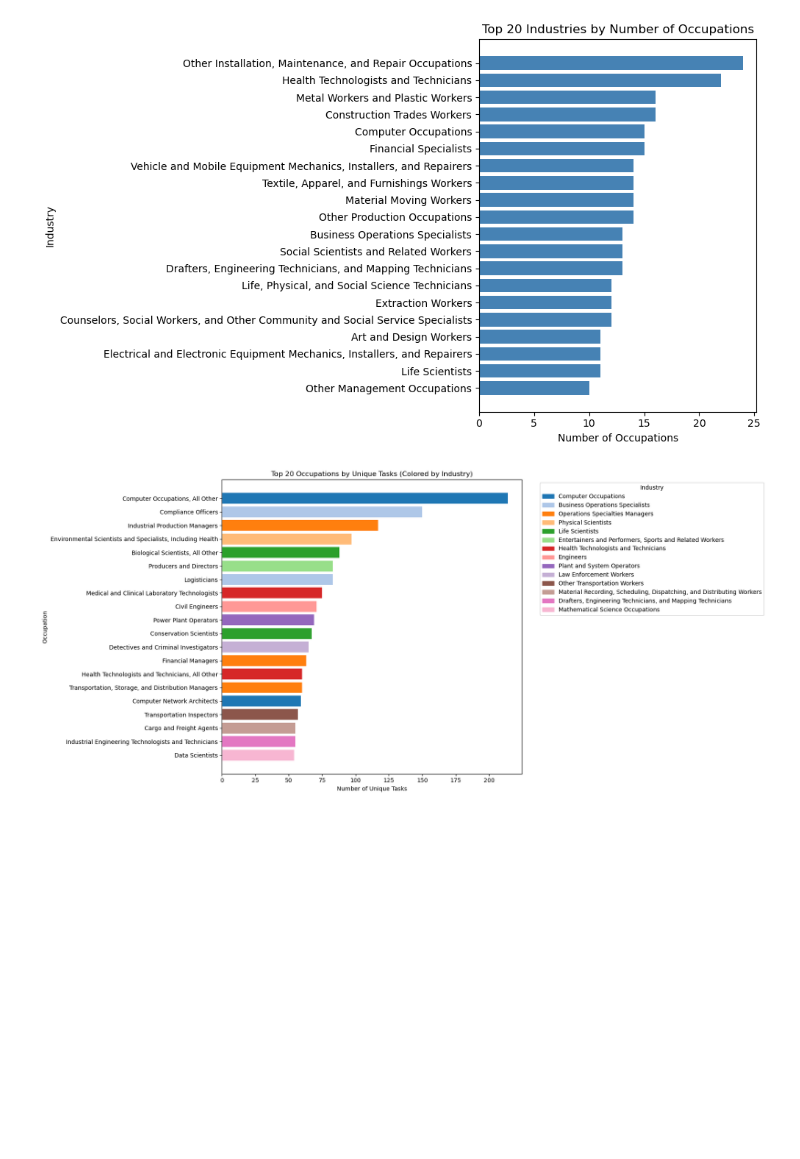
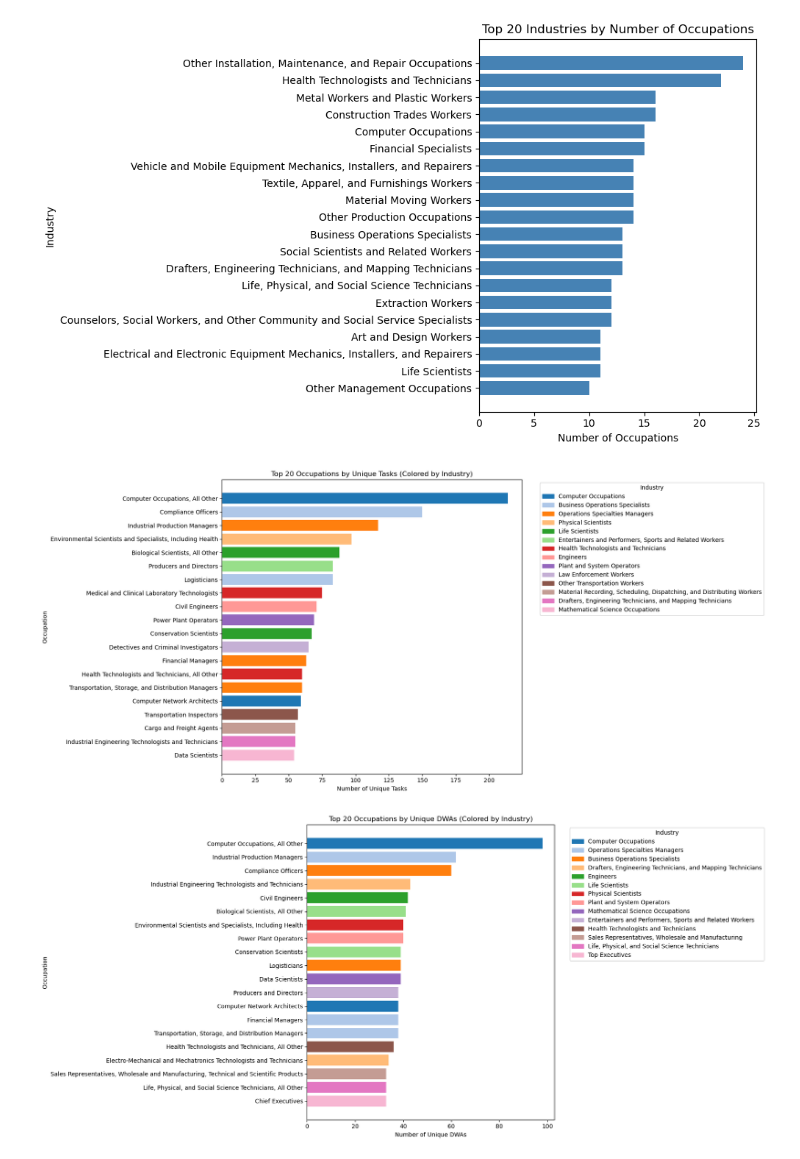
Before and after one commit to johnjosephhorton/rubin, a Jupyter notebook: agentic_ai/onet_handoff_measure.ipynb, the cells around one changed output. Cells and saved outputs as stored; diff of their text form; code cells hidden in the pictures; blank space fills up the shorter version.

```diff
--- a/agentic_ai/onet_handoff_measure.ipynb
+++ b/agentic_ai/onet_handoff_measure.ipynb
@@ -166,44 +166,67 @@ tasks_per_occ = (
         "dwa_title": "num_unique_DWAs",
         "wa_name": "num_unique_WAs"
     })
-    .sort_values("num_unique_tasks", ascending=False)
 )
 
 # Save results
 tasks_per_occ.to_csv(f'{output_data_path}/unique_tasks_per_occupation.csv', index=False)
 
 
-# Plot
-# Pick top 20 occupations by tasks
-top20 = tasks_per_occ.head(20).copy()
+# ---- Plot 1: Top 20 occupations by tasks ----
+top20_tasks = tasks_per_occ.sort_values("num_unique_tasks", ascending=False).head(20).copy()
 
 plt.figure(figsize=(18, 8))
 
-# Assign unique color per industry
-industries = top20["ind_name"].unique()
-colors = plt.cm.tab20.colors  # 20 distinct colors
+industries = top20_tasks["ind_name"].unique()
+colors = plt.cm.tab20.colors
 color_map = {ind: colors[i % len(colors)] for i, ind in enumerate(industries)}
 
-# Reverse order so largest is at the top
-y_labels = top20["occ_title"].iloc[::-1]
-x_vals   = top20["num_unique_tasks"].iloc[::-1]
-inds     = top20["ind_name"].iloc[::-1]
+y_labels = top20_tasks["occ_title"].iloc[::-1]
+x_vals   = top20_tasks["num_unique_tasks"].iloc[::-1]
+inds     = top20_tasks["ind_name"].iloc[::-1]
 
 bars = plt.barh(y_labels, x_vals, color=[color_map[ind] for ind in inds])
 
-# Title and labels
 plt.title("Top 20 Occupations by Unique Tasks (Colored by Industry)")
 plt.xlabel("Number of Unique Tasks")
 plt.ylabel("Occupation")
 
-# Legend for industries
 legend_patches = [plt.Rectangle((0,0),1,1, color=color_map[ind]) for ind in industries]
 plt.legend(legend_patches, industries, title="Industry",
            bbox_to_anchor=(1.05, 1), loc="upper left")
 
 plt.tight_layout()
 plt.savefig(f"{output_plot_path}/unique_tasks_per_occupation_by_industry.png")
 plt.show()
+
+
+# ---- Plot 2: Top 20 occupations by DWAs ----
+top20_dwas = tasks_per_occ.sort_values("num_unique_DWAs", ascending=False).head(20).copy()
+
+plt.figure(figsize=(18, 8))
+
+industries = top20_dwas["ind_name"].unique()
+colors = plt.cm.tab20.colors
+color_map = {ind: colors[i % len(colors)] for i, ind in enumerate(industries)}
+
+y_labels = top20_dwas["occ_title"].iloc[::-1]
+x_vals   = top20_dwas["num_unique_DWAs"].iloc[::-1]
+inds     = top20_dwas["ind_name"].iloc[::-1]
+
+bars = plt.barh(y_labels, x_vals, color=[color_map[ind] for ind in inds])
+
+plt.title("Top 20 Occupations by Unique DWAs (Colored by Industry)")
+plt.xlabel("Number of Unique DWAs")
+plt.ylabel("Occupation")
+
+legend_patches = [plt.Rectangle((0,0),1,1, color=color_map[ind]) for ind in industries]
+plt.legend(legend_patches, industries, title="Industry",
+           bbox_to_anchor=(1.05, 1), loc="upper left")
+
+plt.tight_layout()
+plt.savefig(f"{output_plot_path}/unique_dwas_per_occupation_by_industry.png")
+plt.show()
 # %% [output]
 [figure]
+[figure, added]
 # %%
```
Also changed, not shown: parts of 5 cells of this notebook.
